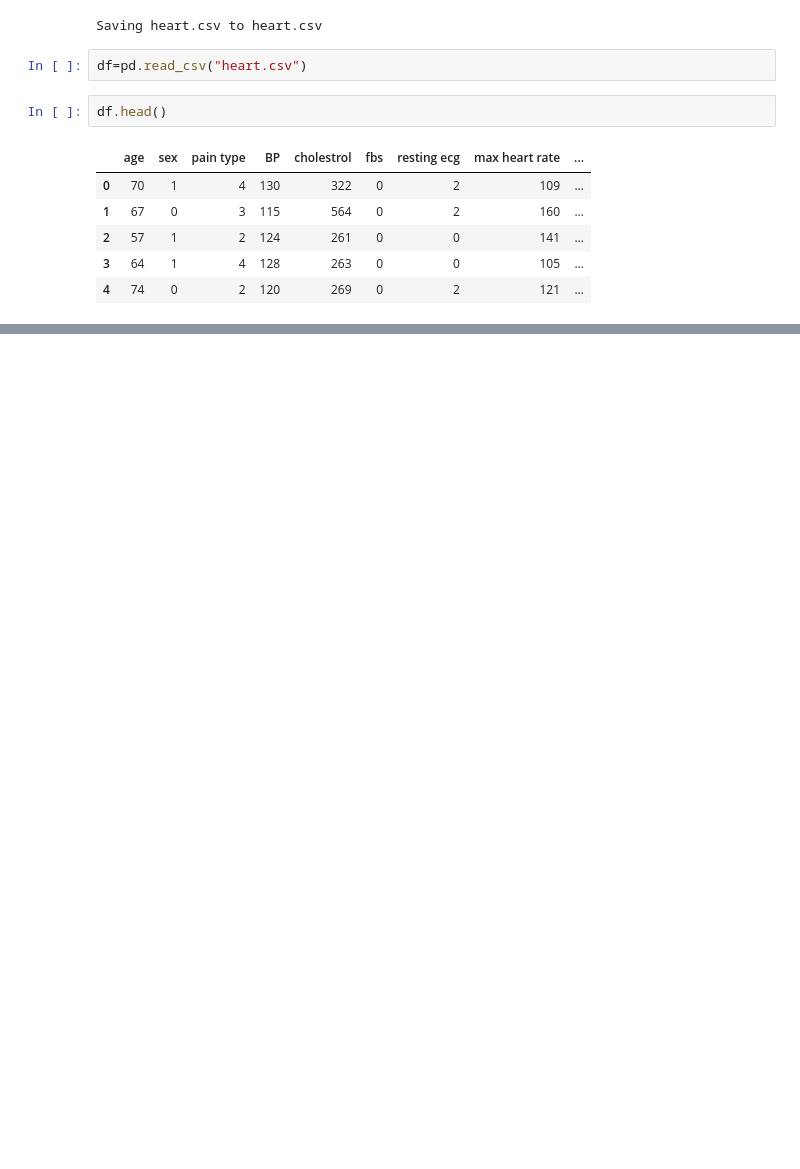
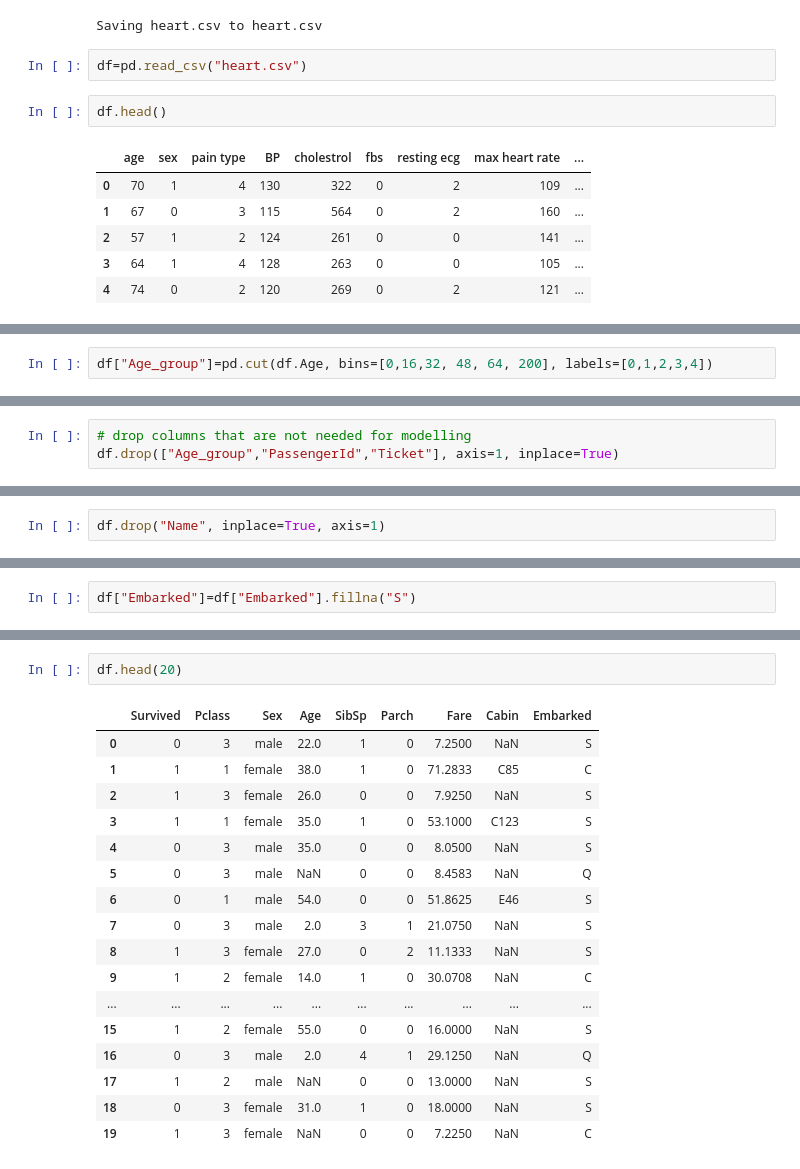
Before and after one commit to shekharkhandelwal1983/DS_ML_Model, a Jupyter notebook: DS_ML_Model.ipynb, the cells around one changed output, grey strips where cells are left out. Saved outputs shown, nothing was run; the diff lists cells and outputs as text; blank space fills up the shorter version.

```diff
--- a/DS_ML_Model.ipynb
+++ b/DS_ML_Model.ipynb
@@ -34,0 +162,2 @@ df.head()
+# %%
+df["Age_group"]=pd.cut(df.Age, bins=[0,16,32, 48, 64, 200], labels=[0,1,2,3,4])
@@ -34,0 +175,3 @@ df.head()
+# %%
+# drop columns that are not needed for modelling
+df.drop(["Age_group","PassengerId","Ticket"], axis=1, inplace=True)
@@ -34,0 +183,2 @@ df.head()
+# %%
+df.drop("Name", inplace=True, axis=1)
@@ -34,0 +229,2 @@ df.head()
+# %%
+df["Embarked"]=df["Embarked"].fillna("S")
@@ -34,0 +244,20 @@ df.head()
+# %%
+df.head(20)
+# %% [output]
+|  | Survived | Pclass | Sex | Age | SibSp | Parch | Fare | Cabin | Embarked |
+| 0 | 0 | 3 | male | 22.0 | 1 | 0 | 7.2500 | NaN | S |
+| 1 | 1 | 1 | female | 38.0 | 1 | 0 | 71.2833 | C85 | C |
+| 2 | 1 | 3 | female | 26.0 | 0 | 0 | 7.9250 | NaN | S |
+| 3 | 1 | 1 | female | 35.0 | 1 | 0 | 53.1000 | C123 | S |
+| 4 | 0 | 3 | male | 35.0 | 0 | 0 | 8.0500 | NaN | S |
+| 5 | 0 | 3 | male | NaN | 0 | 0 | 8.4583 | NaN | Q |
+| 6 | 0 | 1 | male | 54.0 | 0 | 0 | 51.8625 | E46 | S |
+| 7 | 0 | 3 | male | 2.0 | 3 | 1 | 21.0750 | NaN | S |
+| 8 | 1 | 3 | female | 27.0 | 0 | 2 | 11.1333 | NaN | S |
+| 9 | 1 | 2 | female | 14.0 | 1 | 0 | 30.0708 | NaN | C |
+| ... | ... | ... | ... | ... | ... | ... | ... | ... | ... |
+| 15 | 1 | 2 | female | 55.0 | 0 | 0 | 16.0000 | NaN | S |
+| 16 | 0 | 3 | male | 2.0 | 4 | 1 | 29.1250 | NaN | Q |
+| 17 | 1 | 2 | male | NaN | 0 | 0 | 13.0000 | NaN | S |
+| 18 | 0 | 3 | female | 31.0 | 1 | 0 | 18.0000 | NaN | S |
+| 19 | 1 | 3 | female | NaN | 0 | 0 | 7.2250 | NaN | C |
```
Also changed, not shown: parts of 35 cells of this notebook.
